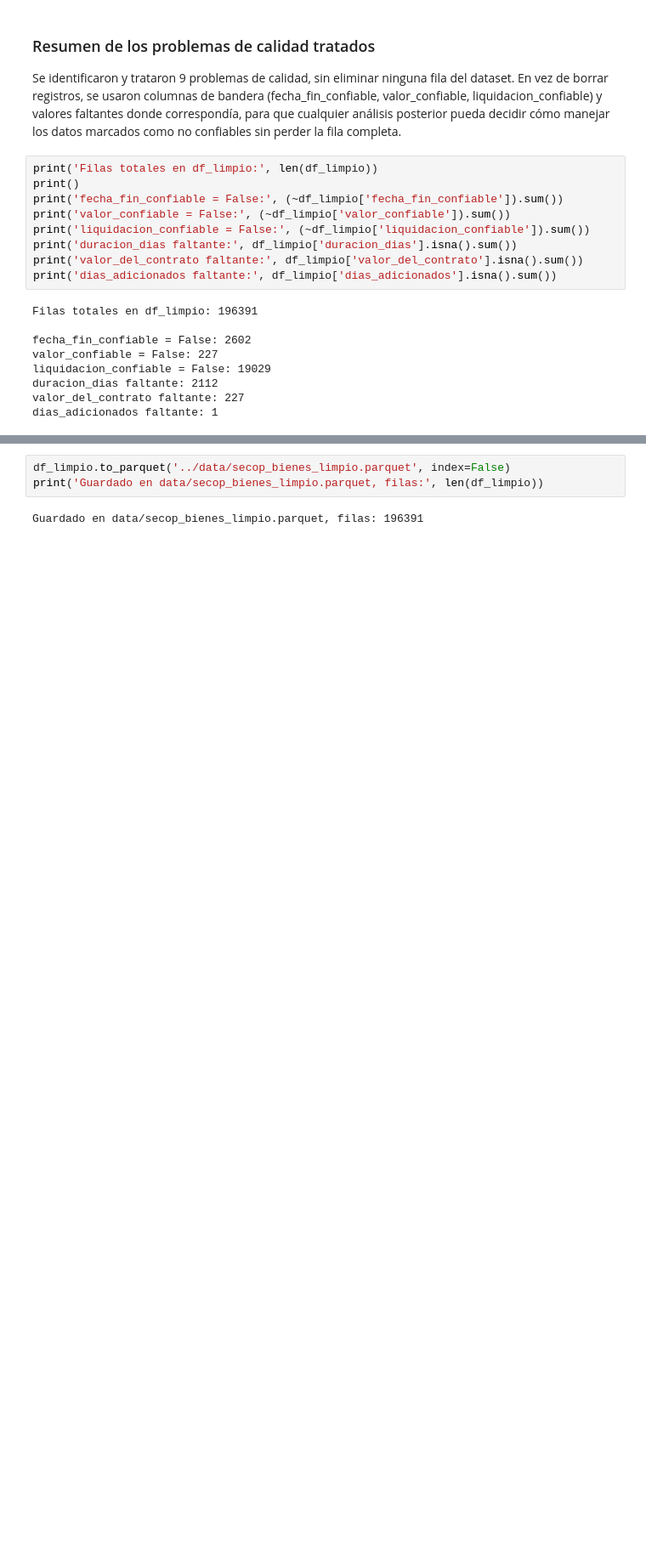
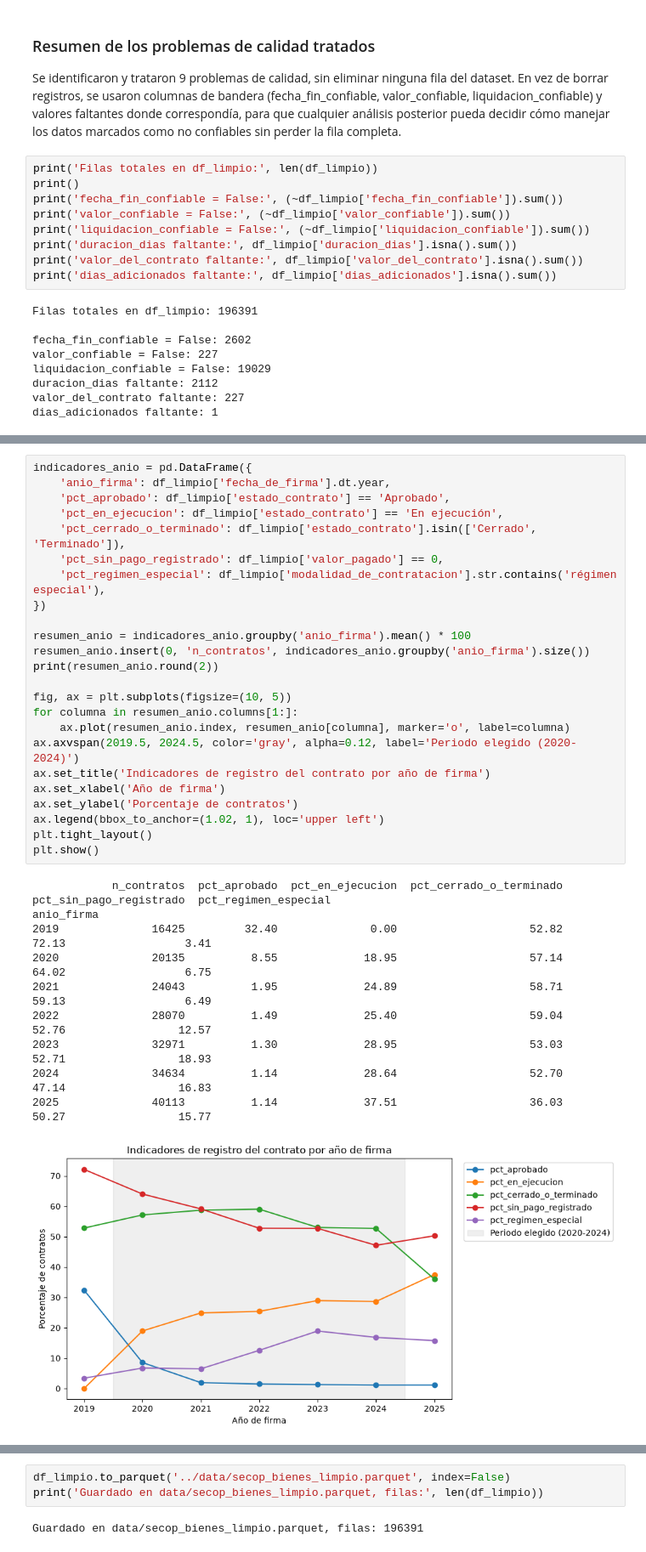
Before and after one commit to linamu24/CienciaDatosTaller1, a Jupyter notebook: notebooks/01_entendimiento_inicial.ipynb, the cells around one changed output, grey strips where cells are left out. Shown at 85% size. Drawn from its saved outputs; the diff is of its cells as text; blank space fills up the shorter version.

```diff
--- a/notebooks/01_entendimiento_inicial.ipynb
+++ b/notebooks/01_entendimiento_inicial.ipynb
@@ -1062,0 +1073,35 @@ dias_adicionados faltante: 1
+# %%
+indicadores_anio = pd.DataFrame({
+    'anio_firma': df_limpio['fecha_de_firma'].dt.year,
+    'pct_aprobado': df_limpio['estado_contrato'] == 'Aprobado',
+    'pct_en_ejecucion': df_limpio['estado_contrato'] == 'En ejecución',
+    'pct_cerrado_o_terminado': df_limpio['estado_contrato'].isin(['Cerrado', 'Terminado']),
+    'pct_sin_pago_registrado': df_limpio['valor_pagado'] == 0,
+    'pct_regimen_especial': df_limpio['modalidad_de_contratacion'].str.contains('régimen especial'),
+})
+
+resumen_anio = indicadores_anio.groupby('anio_firma').mean() * 100
+resumen_anio.insert(0, 'n_contratos', indicadores_anio.groupby('anio_firma').size())
+print(resumen_anio.round(2))
+
+fig, ax = plt.subplots(figsize=(10, 5))
+for columna in resumen_anio.columns[1:]:
+    ax.plot(resumen_anio.index, resumen_anio[columna], marker='o', label=columna)
+ax.axvspan(2019.5, 2024.5, color='gray', alpha=0.12, label='Periodo elegido (2020-2024)')
+ax.set_title('Indicadores de registro del contrato por año de firma')
+ax.set_xlabel('Año de firma')
+ax.set_ylabel('Porcentaje de contratos')
+ax.legend(bbox_to_anchor=(1.02, 1), loc='upper left')
+plt.tight_layout()
+plt.show()
+# %% [output]
+            n_contratos  pct_aprobado  pct_en_ejecucion  pct_cerrado_o_terminado  pct_sin_pago_registrado  pct_regimen_especial
+anio_firma
+2019              16425         32.40              0.00                    52.82                    72.13                  3.41
+2020              20135          8.55             18.95                    57.14                    64.02                  6.75
+2021              24043          1.95             24.89                    58.71                    59.13                  6.49
+2022              28070          1.49             25.40                    59.04                    52.76                 12.57
+2023              32971          1.30             28.95                    53.03                    52.71                 18.93
+2024              34634          1.14             28.64                    52.70                    47.14                 16.83
+2025              40113          1.14             37.51                    36.03                    50.27                 15.77
+[figure, added]
```
Also changed, not shown: parts of 5 cells of this notebook, 1 other file.
